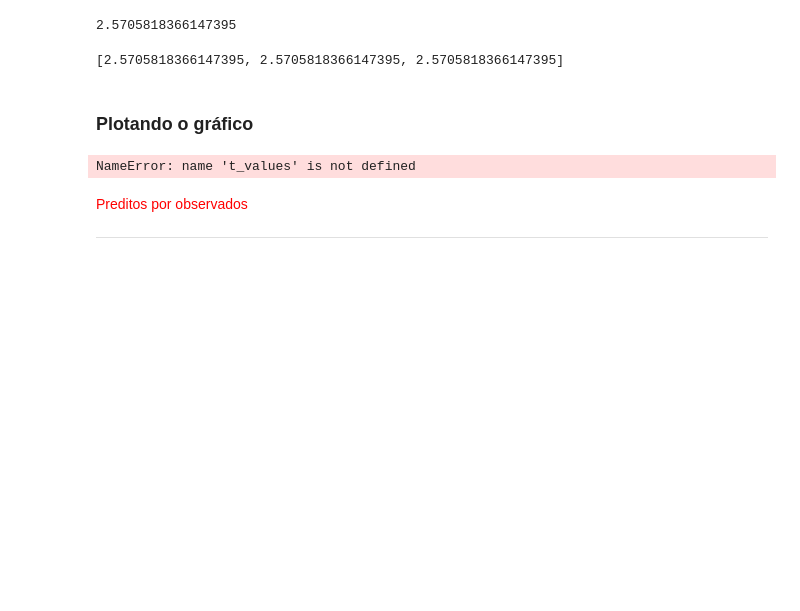
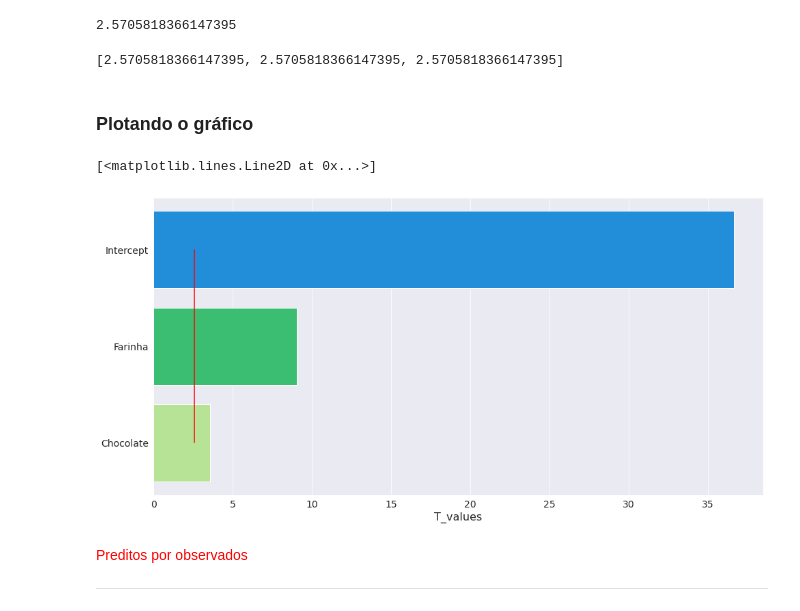
Before and after one commit to Gabriel-limadev/data_science_study, a Jupyter notebook: 10 - Análise de experimentos: testes, mapas de cores e análises dos dados./course_files/Planejamento_experimentos_aula.ipynb, the cells around one changed output. Saved outputs shown, nothing was run; the diff lists cells and outputs as text; code cells hidden in the pictures; blank space fills up the shorter version.

```diff
--- a/10 - Análise de experimentos: testes, mapas de cores e análises dos dados./course_files/Planejamento_experimentos_aula.ipynb
+++ b/10 - Análise de experimentos: testes, mapas de cores e análises dos dados./course_files/Planejamento_experimentos_aula.ipynb
@@ -528,15 +528,16 @@ limit
 # %% [markdown]
 ### Plotando o gráfico
 # %%
-pareto = sns.barplot(x = t_values, y = names)
+pareto = sns.barplot(x = values_t, y = names)
 
 pareto.figure.set_size_inches(16, 8)
 pareto.set_xlabel('T_values', fontsize = 16)
 pareto.tick_params(labelsize = 14)
 
 pareto.plot(limit, names, 'r')
 # %% [output]
-NameError: name 't_values' is not defined
+[<matplotlib.lines.Line2D at 0x...>]
+[figure, added]
 # %% [markdown]
 <font color='red' style='font-size: 30px;'> Preditos por observados  </font>
 <hr style='border: 2px solid red;'>
```
Also changed, not shown: parts of 8 cells of this notebook.
